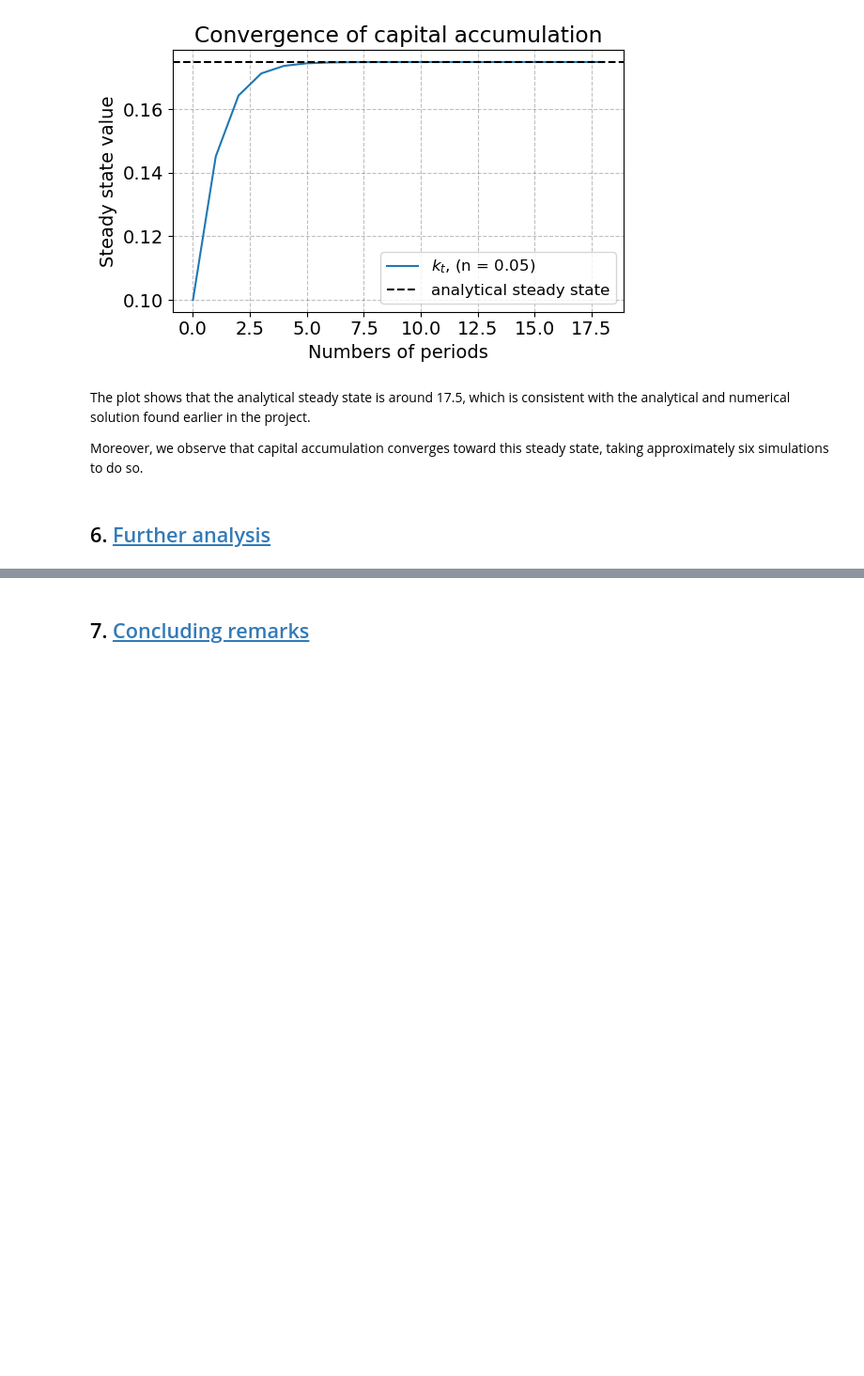
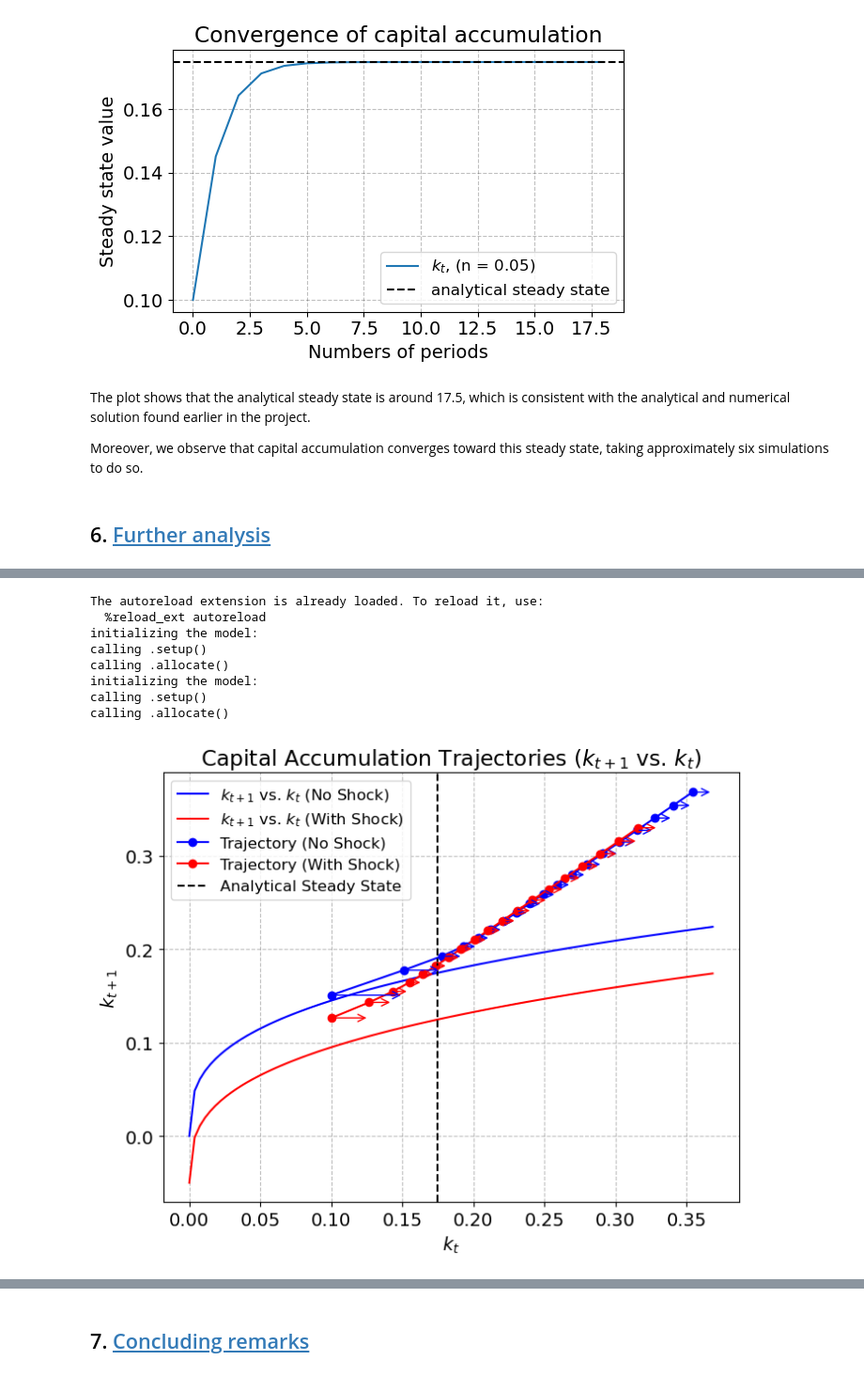
Before and after one commit to NumEconCopenhagen/projects-2024-Simon-C-og-Jens-H, a Jupyter notebook: modelproject/modelproject.ipynb, the cells around one changed output, grey strips where cells are left out. Shown at 94% size. Drawn from its saved outputs; the diff is of its cells as text; code cells hidden in the pictures; blank space fills up the shorter version.

```diff
--- a/modelproject/modelproject.ipynb
+++ b/modelproject/modelproject.ipynb
@@ -234,0 +248,46 @@ Så hvilket system er vores nuværende analyse? Sammenlign med pay-as-you-go ()
+# %%
+# Analytical steady state calculation
+import sympy as sm
+import numpy as np
+from scipy import optimize
+from modelproject import modelclass
+import matplotlib.pyplot as plt
+
+alpha, rho, n, A, k = sm.symbols('alpha rho n A k')
+ss = sm.Eq(k, (A*(1-alpha)*k**alpha)/((1+n)*(2+rho)))
+ss_solve = sm.solve(ss, k)[0]
+k_solve = sm.lambdify((alpha, rho, n, A), ss_solve)
+ks_1 = k_solve(1/3, 0.05, 0.04, 1)
+# %%
+# Load autoreload extension
+%load_ext autoreload
+%autoreload 2
+
+# Compare simulation results with and without shock
+def compare_simulation_results():
+    # Without shock
+    model_no_shock = modelclass()
+    model_no_shock.simulate(do_print=False)
+    k_no_shock = model_no_shock.sim.K.copy()
+
+    # With shock
+    tau_shock = 0.1
+    Gt_shock = 0.05
+    model_shock = modelclass()
+    model_shock.run_with_shock(tau_shock, Gt_shock)
+    k_with_shock = model_shock.sim.K.copy()
+
+    # Plot the convergence comparison
+    model_shock.plot_k_vs_k(k_no_shock, k_with_shock, ks_1)
+
+compare_simulation_results()
+# %% [output]
+The autoreload extension is already loaded. To reload it, use:
+  %reload_ext autoreload
+initializing the model:
+calling .setup()
+calling .allocate()
+initializing the model:
+calling .setup()
+calling .allocate()
+[figure, added]
```
Also changed, not shown: parts of 3 cells of this notebook.
